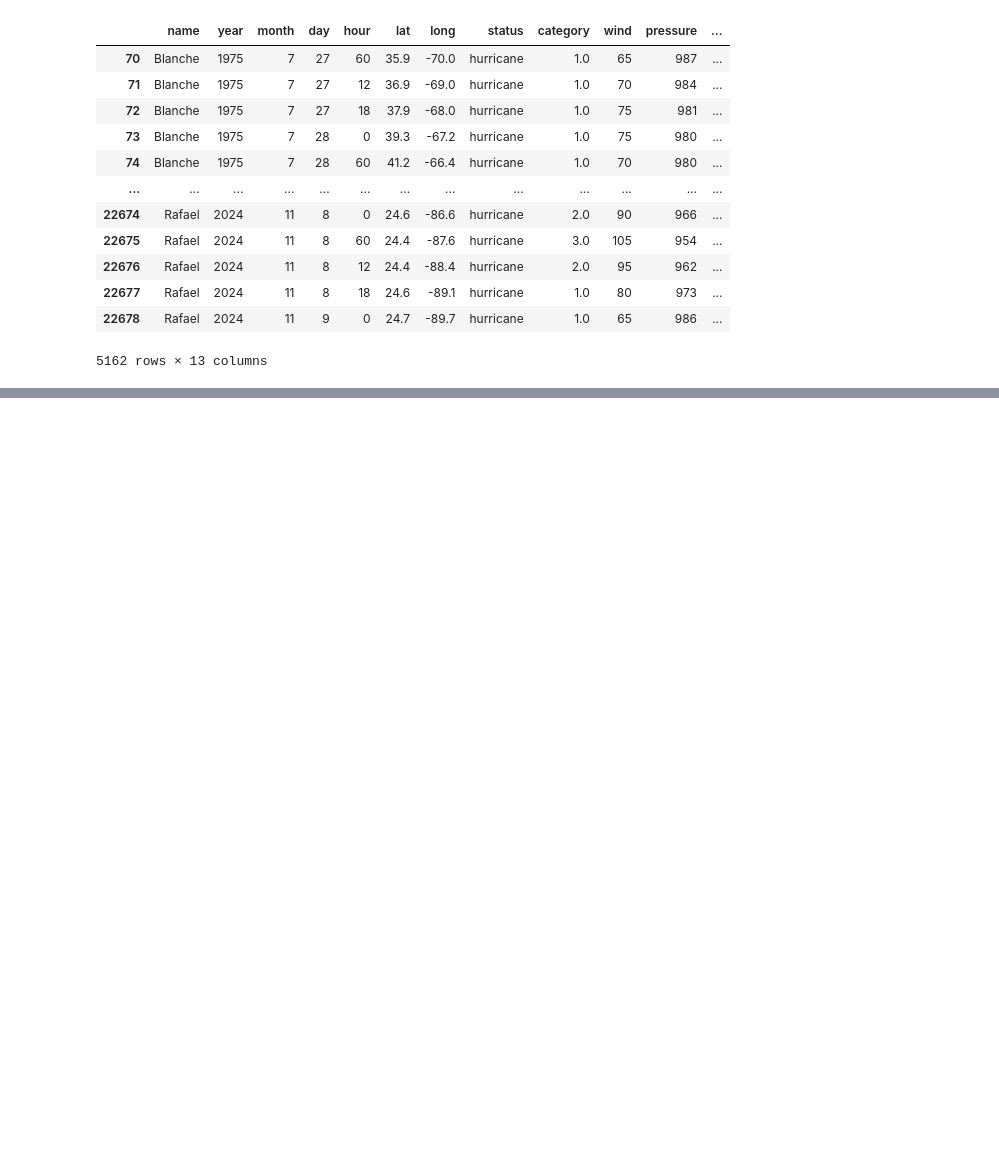
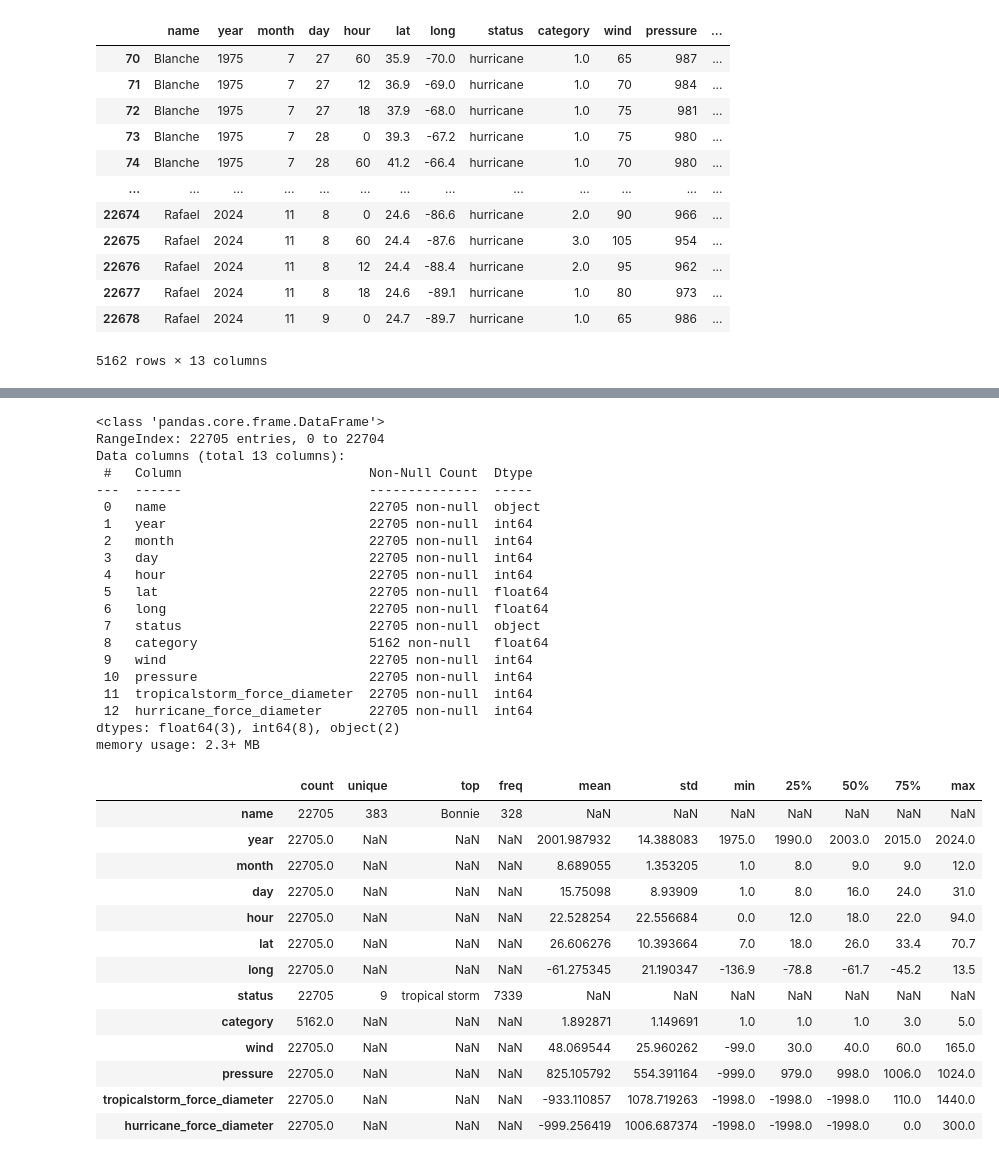
Before and after one commit to nimmalamadhuri467/storm-data-analysis, a Jupyter notebook: climateRiskDisasterManagement.ipynb, the cells around one changed output, grey strips where cells are left out. Saved outputs shown, nothing was run; the diff lists cells and outputs as text; code cells hidden in the pictures; blank space fills up the shorter version.

```diff
--- a/climateRiskDisasterManagement.ipynb
+++ b/climateRiskDisasterManagement.ipynb
@@ -143,3 +125,25 @@ data
 | 22677 | Rafael | 2024 | 11 | 8 | 18 | 24.6 | -89.1 | hurricane | 1.0 | 80 | 973 | ... |
 | 22678 | Rafael | 2024 | 11 | 9 | 0 | 24.7 | -89.7 | hurricane | 1.0 | 65 | 986 | ... |
 5162 rows × 13 columns
+# %%
+# Imports and notebook settings
+import os
+import numpy as np
+import pandas as pd
+from datetime import datetime
+
+# plotting
+import matplotlib.pyplot as plt
+import seaborn as sns
+
+# preprocessing & modelling for feature selection
+from sklearn.ensemble import RandomForestClassifier, RandomForestRegressor
+from sklearn.model_selection import train_test_split
+from sklearn.impute import SimpleImputer
+from sklearn.preprocessing import StandardScaler
+from sklearn.feature_selection import SelectKBest, f_classif, mutual_info_classif
+
+pd.set_option("display.max_columns", 200)
+pd.set_option("display.max_rows", 50)
+sns.set_style("whitegrid")
+%matplotlib inline
@@ -145,0 +166,39 @@ data
+# %%
+
+storms.info()
+storms.describe(include='all').T
+# %% [output]
+<class 'pandas.core.frame.DataFrame'>
+RangeIndex: 22705 entries, 0 to 22704
+Data columns (total 13 columns):
+ #   Column                        Non-Null Count  Dtype
+---  ------                        --------------  -----
+ 0   name                          22705 non-null  object
+ 1   year                          22705 non-null  int64
+ 2   month                         22705 non-null  int64
+ 3   day                           22705 non-null  int64
+ 4   hour                          22705 non-null  int64
+ 5   lat                           22705 non-null  float64
+ 6   long                          22705 non-null  float64
+ 7   status                        22705 non-null  object
+ 8   category                      5162 non-null   float64
+ 9   wind                          22705 non-null  int64
+ 10  pressure                      22705 non-null  int64
+ 11  tropicalstorm_force_diameter  22705 non-null  int64
+ 12  hurricane_force_diameter      22705 non-null  int64
+dtypes: float64(3), int64(8), object(2)
+memory usage: 2.3+ MB
+|  | count | unique | top | freq | mean | std | min | 25% | 50% | 75% | max |
+| name | 22705 | 383 | Bonnie | 328 | NaN | NaN | NaN | NaN | NaN | NaN | NaN |
+| year | 22705.0 | NaN | NaN | NaN | 2001.987932 | 14.388083 | 1975.0 | 1990.0 | 2003.0 | 2015.0 | 2024.0 |
+| month | 22705.0 | NaN | NaN | NaN | 8.689055 | 1.353205 | 1.0 | 8.0 | 9.0 | 9.0 | 12.0 |
+| day | 22705.0 | NaN | NaN | NaN | 15.75098 | 8.93909 | 1.0 | 8.0 | 16.0 | 24.0 | 31.0 |
+| hour | 22705.0 | NaN | NaN | NaN | 22.528254 | 22.556684 | 0.0 | 12.0 | 18.0 | 22.0 | 94.0 |
+| lat | 22705.0 | NaN | NaN | NaN | 26.606276 | 10.393664 | 7.0 | 18.0 | 26.0 | 33.4 | 70.7 |
+| long | 22705.0 | NaN | NaN | NaN | -61.275345 | 21.190347 | -136.9 | -78.8 | -61.7 | -45.2 | 13.5 |
+| status | 22705 | 9 | tropical storm | 7339 | NaN | NaN | NaN | NaN | NaN | NaN | NaN |
+| category | 5162.0 | NaN | NaN | NaN | 1.892871 | 1.149691 | 1.0 | 1.0 | 1.0 | 3.0 | 5.0 |
+| wind | 22705.0 | NaN | NaN | NaN | 48.069544 | 25.960262 | -99.0 | 30.0 | 40.0 | 60.0 | 165.0 |
+| pressure | 22705.0 | NaN | NaN | NaN | 825.105792 | 554.391164 | -999.0 | 979.0 | 998.0 | 1006.0 | 1024.0 |
+| tropicalstorm_force_diameter | 22705.0 | NaN | NaN | NaN | -933.110857 | 1078.719263 | -1998.0 | -1998.0 | -1998.0 | 110.0 | 1440.0 |
+| hurricane_force_diameter | 22705.0 | NaN | NaN | NaN | -999.256419 | 1006.687374 | -1998.0 | -1998.0 | -1998.0 | 0.0 | 300.0 |
```
Also changed, not shown: parts of 16 cells of this notebook.
